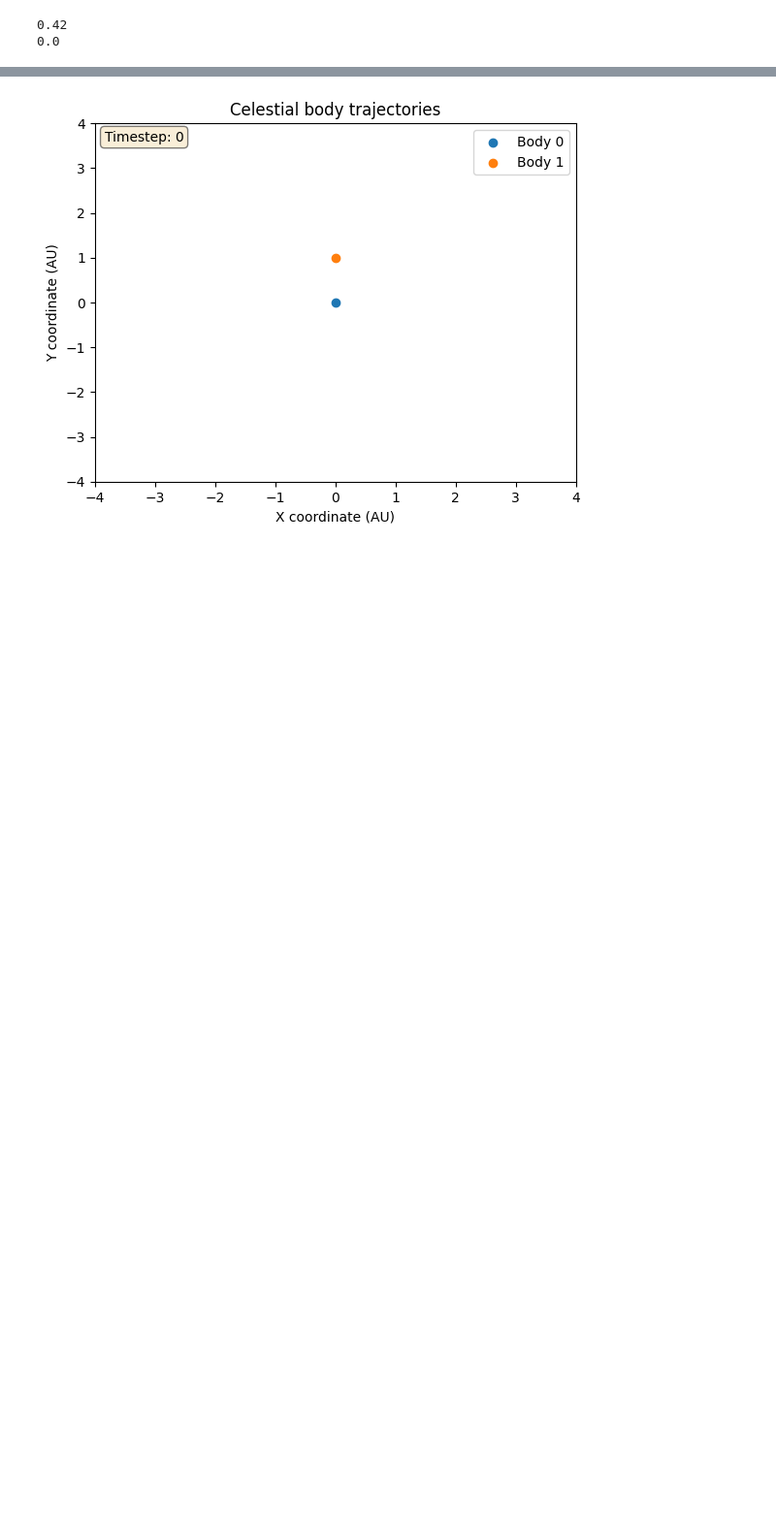
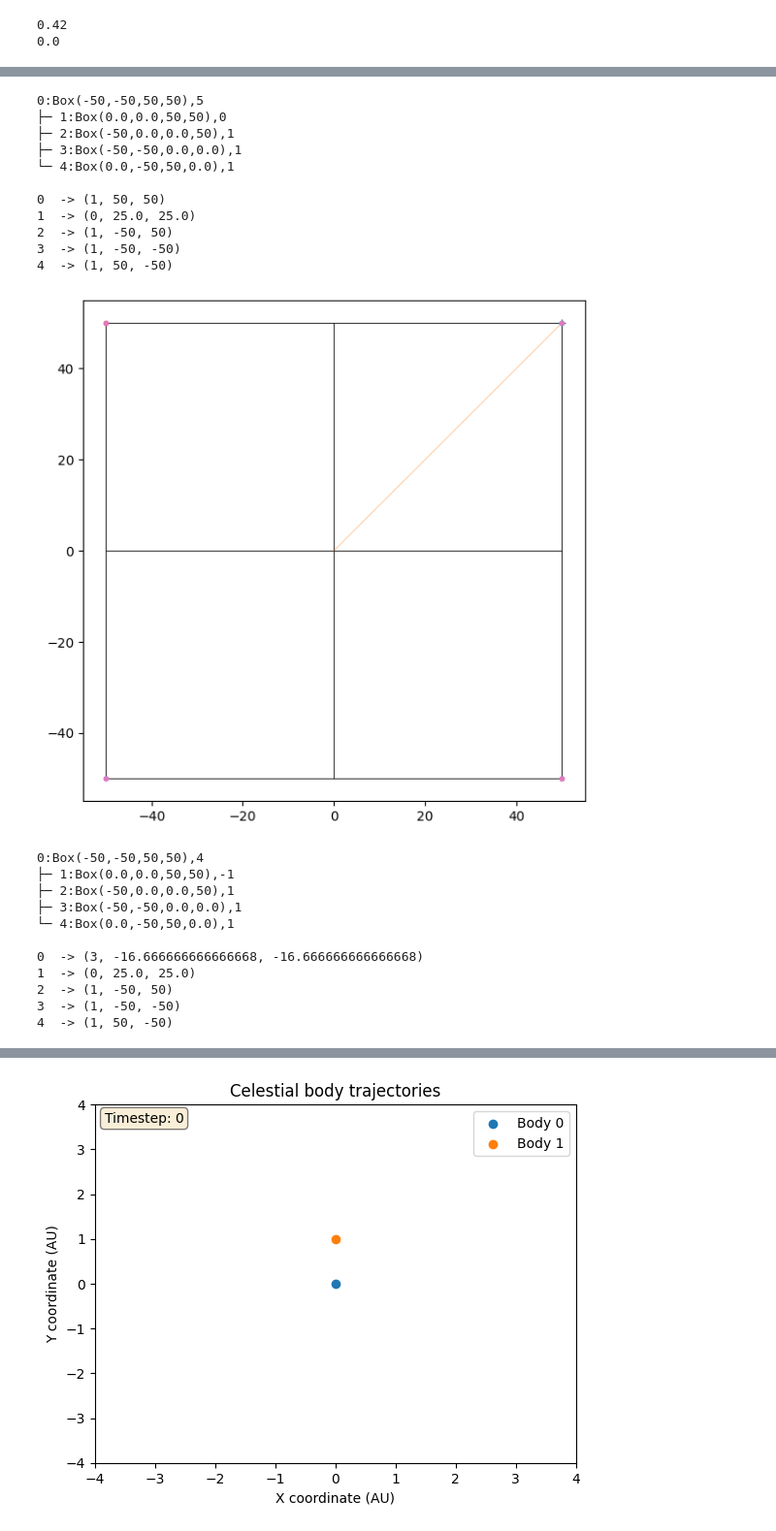
Before and after one commit to afa33239/Project---The-N-Body-Problem-Expanded, a Jupyter notebook: nBodyProblem.ipynb, the cells around one changed output, grey strips where cells are left out. Shown: that part at 97% size. Cells and saved outputs as stored; diff of their text form; code cells hidden in the pictures; blank space fills up the shorter version.

```diff
--- a/nBodyProblem.ipynb
+++ b/nBodyProblem.ipynb
@@ -430,0 +493,77 @@ IndentationError: expected an indented block after 'while' statement on line 19
+# %%
+## Tests for Q2
+
+# Test 1: 4 equal-mass Bodies on the edges of a square
+P = [None]*4
+P[0] = Body(1,50,50)
+P[1] = Body(1,-50,50)
+P[2] = Body(1,-50,-50)
+P[3] = Body(1,50,-50)
+
+g = Gadget(Box.getBox(P))
+for p in P: g.add(p)
+print(g)
+g.plot()
+
+# Now remove P[0]
+g.remove(P[0])
+print(g)
+g.plot()
+
+# Now remove all but the last body
+g.remove(P[1]); g.remove(P[2])
+print(g)
+g.plot()
+
+# Test 2: 4 unequal-mass Bodies on the edges of a square
+P = [None]*4
+P[0] = Body(1,100,100,0,0)
+P[1] = Body(2,-100,100,0,0)
+P[2] = Body(3,-100,-100,0,0)
+P[3] = Body(4,100,-100,0,0)
+
+g = Gadget(Box.getBox(P))
+for p in P: g.add(p)
+print(g)
+g.plot()
+
+# Test 3: 20 Bodies spread on a circle
+P = [None]*20
+for i in range(20):
+    x  = 50.0 * math.cos(i * 0.3)
+    y  = 50.0 * math.sin(i * 0.3)
+    vx =  5.0 * math.cos(i * 0.7)
+    vy =  5.0 * math.sin(i * 0.7)
+    m  = 1.0 + (i % 5)            # masses: 1..5
+    P[i] = Body(m, x, y, vx, vy)
+
+g = Gadget(Box(-50,-50,50,50))
+for p in P: g.add(p)
+print(g); g.plot()
+
+for i in range(10): g.remove(P[i])
+print(g); g.plot()
+# %% [output]
+0:Box(-50,-50,50,50),5
+├─ 1:Box(0.0,0.0,50,50),0
+├─ 2:Box(-50,0.0,0.0,50),1
+├─ 3:Box(-50,-50,0.0,0.0),1
+└─ 4:Box(0.0,-50,50,0.0),1
+
+0  -> (1, 50, 50)
+1  -> (0, 25.0, 25.0)
+2  -> (1, -50, 50)
+3  -> (1, -50, -50)
+4  -> (1, 50, -50)
+[figure, added]
+0:Box(-50,-50,50,50),4
+├─ 1:Box(0.0,0.0,50,50),-1
+├─ 2:Box(-50,0.0,0.0,50),1
+├─ 3:Box(-50,-50,0.0,0.0),1
+└─ 4:Box(0.0,-50,50,0.0),1
+
+0  -> (3, -16.666666666666668, -16.666666666666668)
+1  -> (0, 25.0, 25.0)
+2  -> (1, -50, 50)
+3  -> (1, -50, -50)
+4  -> (1, 50, -50)
```
Also changed, not shown: parts of 2 cells of this notebook.
